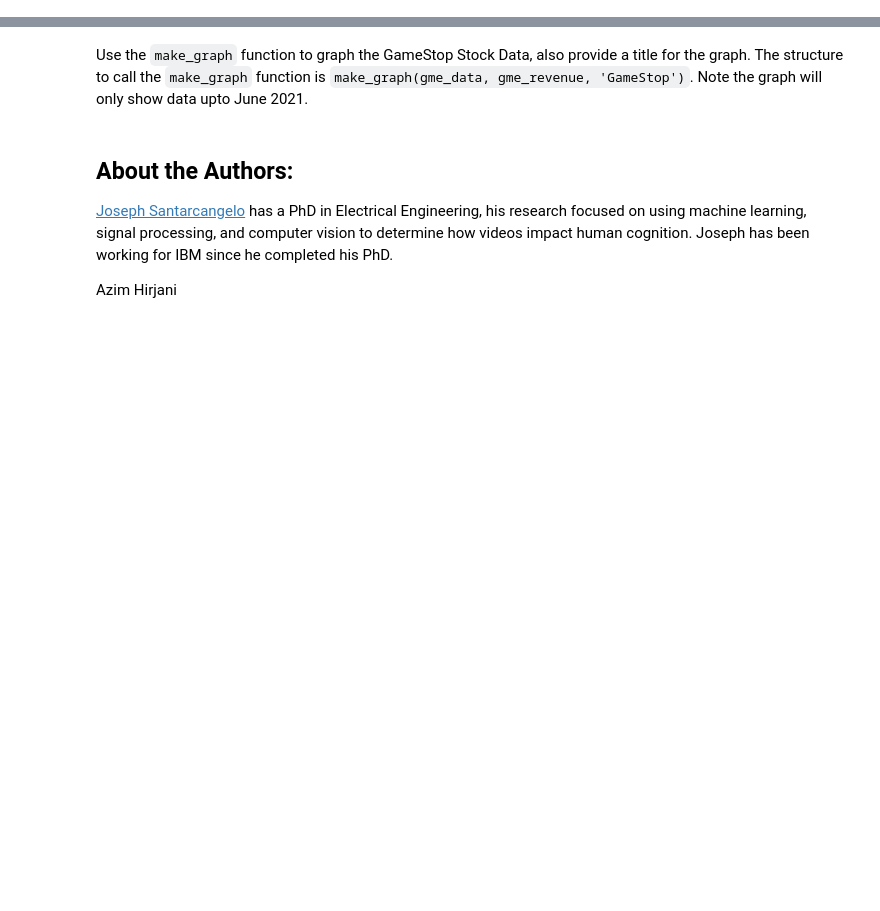
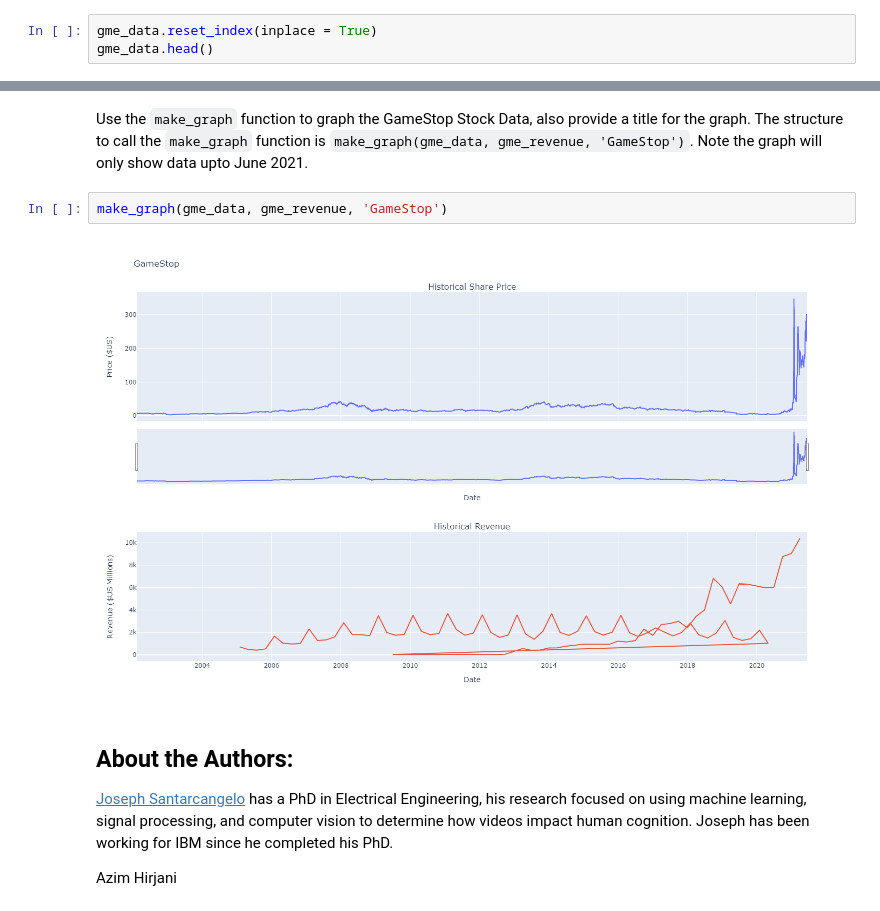
Before and after one commit to kamilchlosta/ibm-assignment-webscraping, a Jupyter notebook: Final Assignment.ipynb, the cells around one changed output, grey strips where cells are left out. Saved outputs shown, nothing was run; the diff lists cells and outputs as text; blank space fills up the shorter version.

```diff
--- a/Final Assignment.ipynb
+++ b/Final Assignment.ipynb
@@ -109,2 +171,5 @@ Using the ticker object and the function `history` extract stock information and
 # %% [markdown]
 **Reset the index** using the `reset_index(inplace=True)` function on the gme_data DataFrame and display the first five rows of the `gme_data` dataframe using the `head` function. Take a screenshot of the results and code from the beginning of Question 3 to the results below.
+# %%
+gme_data.reset_index(inplace = True)
+gme_data.head()
@@ -141,6 +243,10 @@ Use the `make_graph` function to graph the Tesla Stock Data, also provide a titl
 ## Question 6: Plot GameStop Stock Graph
 # %% [markdown]
 Use the `make_graph` function to graph the GameStop Stock Data, also provide a title for the graph. The structure to call the `make_graph` function is `make_graph(gme_data, gme_revenue, 'GameStop')`. Note the graph will only show data upto June 2021.
+# %%
+make_graph(gme_data, gme_revenue, 'GameStop')
+# %% [output]
+[figure, added]
 # %% [markdown]
 <h2>About the Authors:</h2>
 
```
Also changed, not shown: parts of 18 cells of this notebook.
